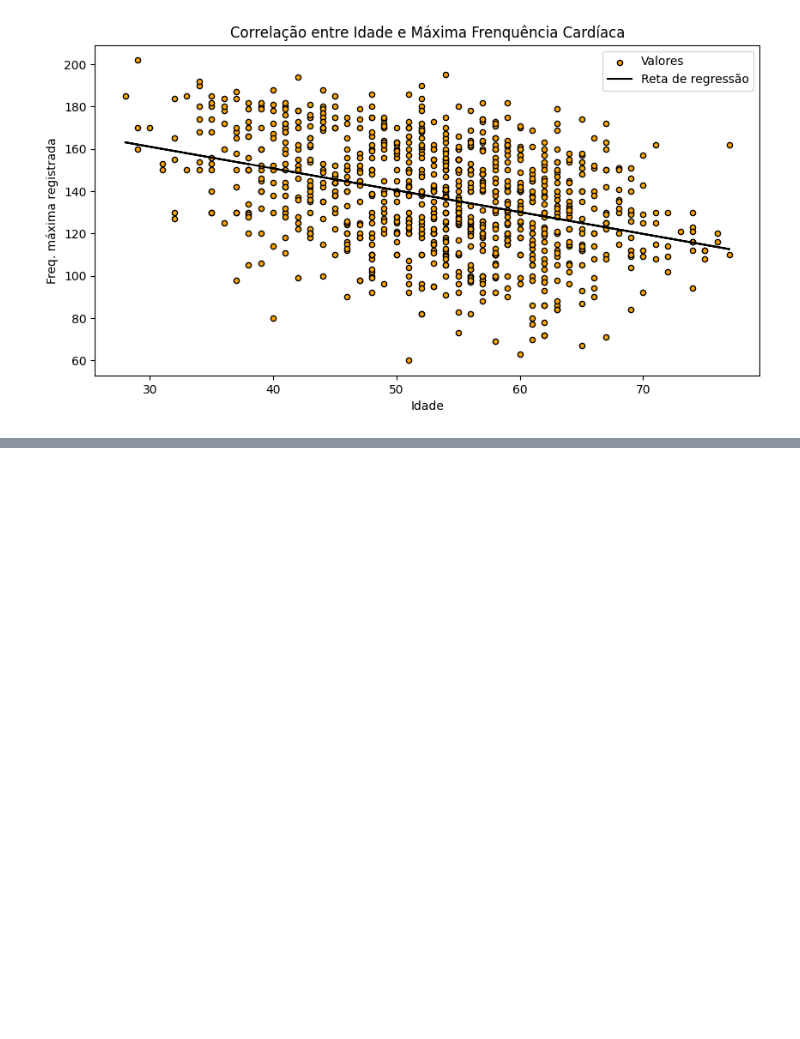
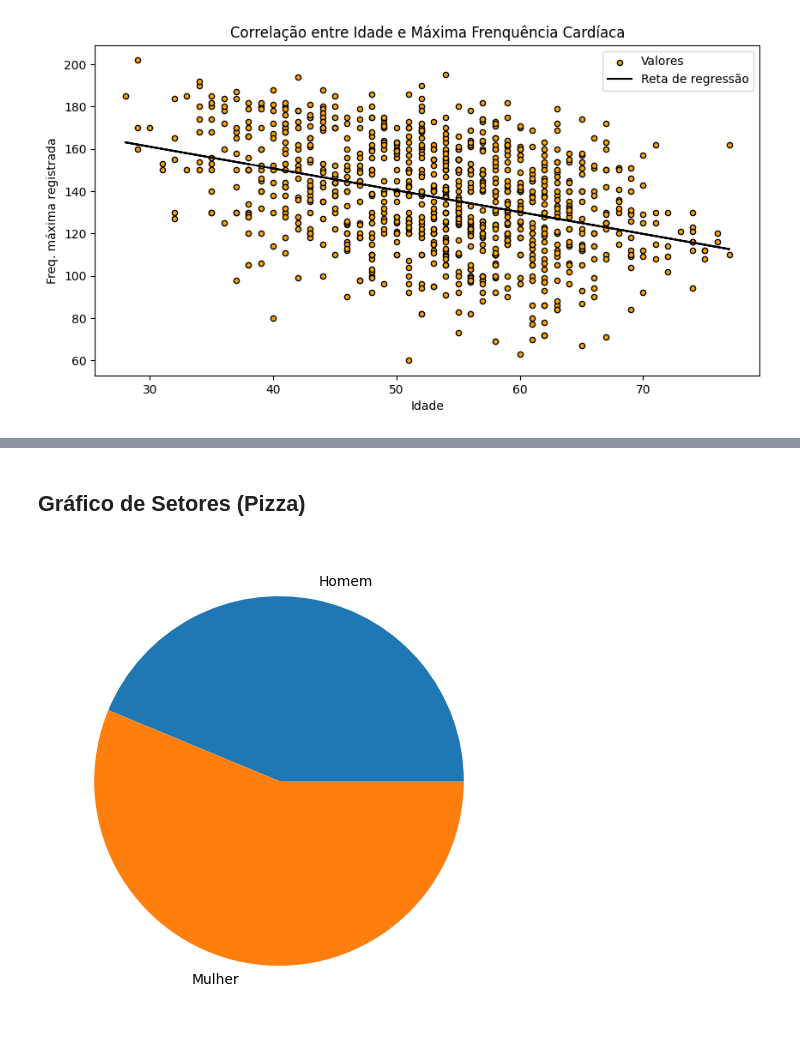
Before and after one commit to lucas-mdsena/python_udemy_module_3, a Jupyter notebook: notebook_matplotlib.ipynb, the cells around one changed output, grey strips where cells are left out. Cells and saved outputs as stored; diff of their text form; code cells hidden in the pictures; blank space fills up the shorter version.

```diff
--- a/notebook_matplotlib.ipynb
+++ b/notebook_matplotlib.ipynb
@@ -218,0 +327,10 @@ Aqui, a reta nos ajuda a confirmar o que suspeitamos na primeira plotagem.
+# %% [markdown]
+## **Gráfico de Setores (Pizza)**
+# %%
+fig, ax = plt.subplots(figsize=(10,6))
+
+ax.pie(agrupamentos[('colesterol', 'mean')], labels=agrupamentos.index)
+
+plt.show()
+# %% [output]
+[figure, added]
```
Also changed, not shown: parts of 11 cells of this notebook.
